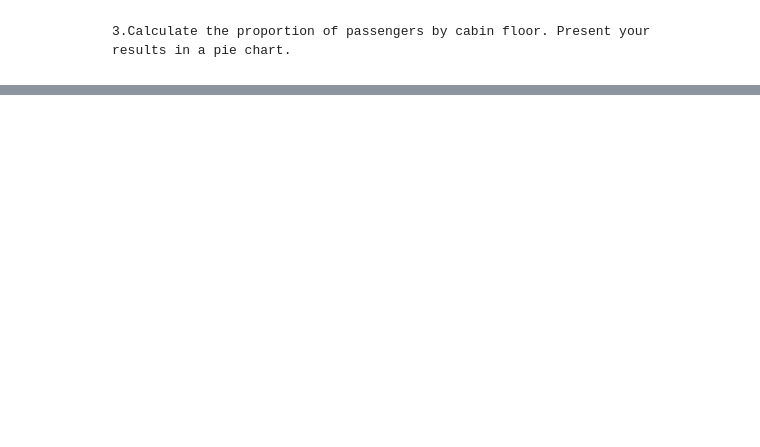
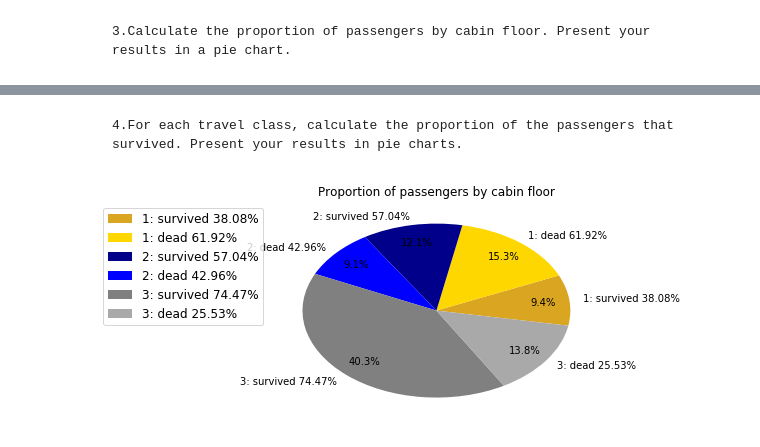
Before and after one commit to khalidomari/ADA2017, a Jupyter notebook: 01 - Pandas and Data Wrangling/Homework 1_Khalid.ipynb, the cells around one changed output, grey strips where cells are left out. Cells and saved outputs as stored; diff of their text form; code cells hidden in the pictures; blank space fills up the shorter version.

```diff
--- a/01 - Pandas and Data Wrangling/Homework 1_Khalid.ipynb
+++ b/01 - Pandas and Data Wrangling/Homework 1_Khalid.ipynb
@@ -420,0 +365,25 @@ pandas.core.series.Series
+# %% [markdown]
+    4.For each travel class, calculate the proportion of the passengers that survived. Present your results in pie charts.
+# %%
+labels = []
+values = []
+for i in titanic.pclass.unique():
+    values.append(list(titanic[titanic['pclass']==i]['survived'].value_counts().sort_index()))
+values = [i for cl in values for i in cl]
+
+for i in titanic.pclass.unique():
+    p1 = values[2*(i-1)]
+    p0 = values[2*(i-1)+1]
+    labels.append(str(i)+': survived '+str(round(p1*100/(p0+p1),2))+'%')
+    labels.append(str(i)+': dead '+ str(round(p0*100/(p0+p1),2))+'%')
+
+colors = ['goldenrod', 'gold', 'darkblue', 'blue', 'grey', 'darkgrey']
+
+patches, _, _ = plt.pie(values, labels = labels, autopct='%1.1f%%', startangle=-10, radius=1, pctdistance=0.8,
+                       colors = colors)
+#autopct='%1.1f%%'
+plt.legend(patches, labels, loc='best',fontsize=12, bbox_to_anchor=(0, 1))
+plt.title('Proportion of passengers by cabin floor')
+plt.show()
+# %% [output]
+[figure, added]
```
Also changed, not shown: parts of 16 cells of this notebook, 1 other file.
